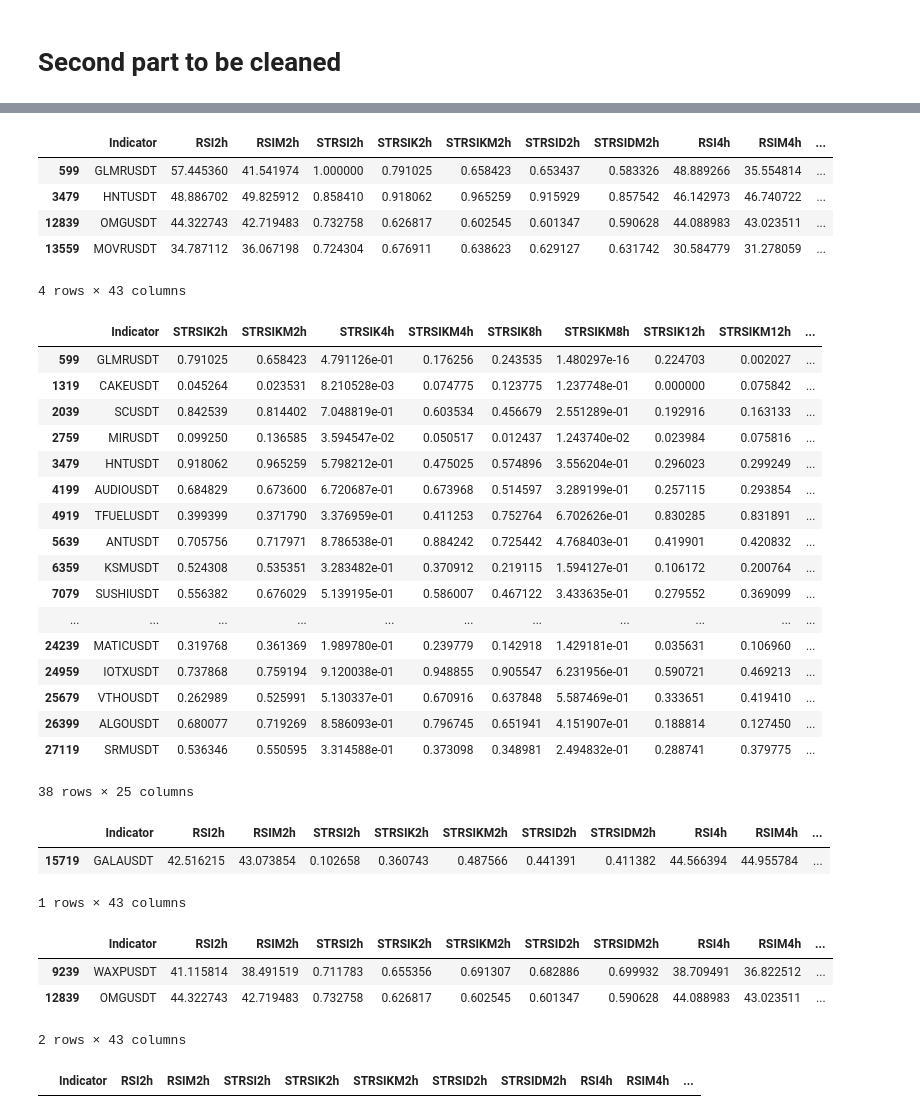
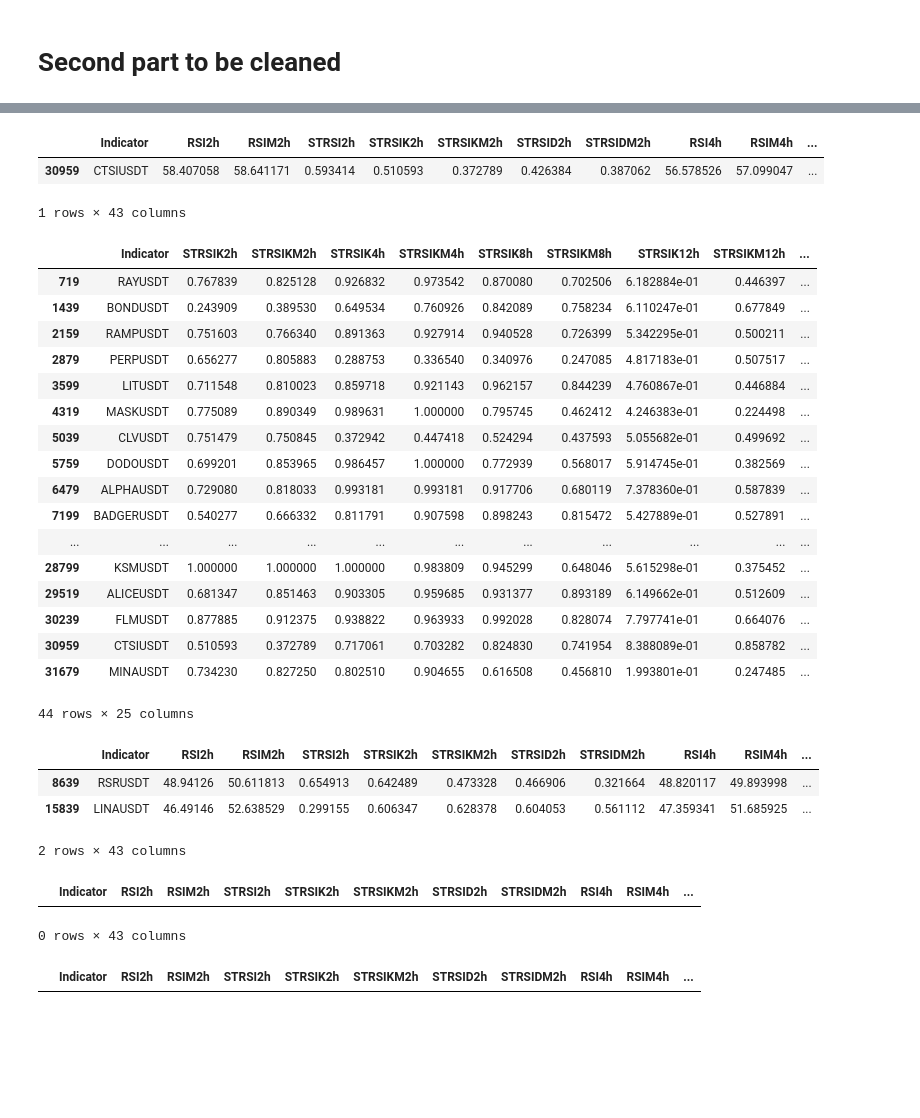
Before and after one commit to hjabbour/ML, a Jupyter notebook: HLST-FIXLIST-Direction.ipynb, the cells around one changed output, grey strips where cells are left out. Saved outputs shown, nothing was run; the diff lists cells and outputs as text; code cells hidden in the pictures; blank space fills up the shorter version.

```diff
--- a/HLST-FIXLIST-Direction.ipynb
+++ b/HLST-FIXLIST-Direction.ipynb
@@ -13,8 +13,9 @@ from dateutil.relativedelta import relativedelta
 # %%
 ## choose either white list or read from fix entries
 
+fixentries= pd.read_csv('easyband.csv')
 #fixentries= pd.read_csv('fixoneasy.csv')
-fixentries= pd.read_csv('fixentries.csv')
+#fixentries= pd.read_csv('fixentries.csv')
 
 fixentries
 whitelist = []
@@ -985,17 +995,14 @@ drop
 # %%
 # 8 4 2 over and up
 
-#drop = final.loc[(rule8over & rule8kup & rule4over & rule4kup & rule2over) ]
-drop = final.loc[(rule4over & rule4kup & rule2over) ]
+drop = final.loc[(rule8over & rule8kup & rule4over & rule4kup & rule2over) ]
+#drop = final.loc[(rule4over & rule4kup & rule2over) ]
 
 drop
 # %% [output]
 |  | Indicator | RSI2h | RSIM2h | STRSI2h | STRSIK2h | STRSIKM2h | STRSID2h | STRSIDM2h | RSI4h | RSIM4h | ... |
-| 599 | GLMRUSDT | 57.445360 | 41.541974 | 1.000000 | 0.791025 | 0.658423 | 0.653437 | 0.583326 | 48.889266 | 35.554814 | ... |
-| 3479 | HNTUSDT | 48.886702 | 49.825912 | 0.858410 | 0.918062 | 0.965259 | 0.915929 | 0.857542 | 46.142973 | 46.740722 | ... |
-| 12839 | OMGUSDT | 44.322743 | 42.719483 | 0.732758 | 0.626817 | 0.602545 | 0.601347 | 0.590628 | 44.088983 | 43.023511 | ... |
-| 13559 | MOVRUSDT | 34.787112 | 36.067198 | 0.724304 | 0.676911 | 0.638623 | 0.629127 | 0.631742 | 30.584779 | 31.278059 | ... |
+| 30959 | CTSIUSDT | 58.407058 | 58.641171 | 0.593414 | 0.510593 | 0.372789 | 0.426384 | 0.387062 | 56.578526 | 57.099047 | ... |
-4 rows × 43 columns
+1 rows × 43 columns
 # %%
 # Split RSI and STCH  tables
 #finalRSI = final.loc[:,['Indicator','RSI2h','RSIM2h','RSI4h','RSIM4h','RSI8h','RSIM8h','RSI12h','RSIM12h','RSI1d','RSIM1d','RSI3d','RSIM3d']]
@@ -1006,30 +1013,31 @@ finalSTRSIK = final.loc[:,['Indicator','STRSIK2h','STRSIKM2h','STRSIK4h','STRSIK
 finalSTRSIK
 # %% [output]
 |  | Indicator | STRSIK2h | STRSIKM2h | STRSIK4h | STRSIKM4h | STRSIK8h | STRSIKM8h | STRSIK12h | STRSIKM12h | ... |
-| 599 | GLMRUSDT | 0.791025 | 0.658423 | 4.791126e-01 | 0.176256 | 0.243535 | 1.480297e-16 | 0.224703 | 0.002027 | ... |
-| 1319 | CAKEUSDT | 0.045264 | 0.023531 | 8.210528e-03 | 0.074775 | 0.123775 | 1.237748e-01 | 0.000000 | 0.075842 | ... |
-| 2039 | SCUSDT | 0.842539 | 0.814402 | 7.048819e-01 | 0.603534 | 0.456679 | 2.551289e-01 | 0.192916 | 0.163133 | ... |
-| 2759 | MIRUSDT | 0.099250 | 0.136585 | 3.594547e-02 | 0.050517 | 0.012437 | 1.243740e-02 | 0.023984 | 0.075816 | ... |
-| 3479 | HNTUSDT | 0.918062 | 0.965259 | 5.798212e-01 | 0.475025 | 0.574896 | 3.556204e-01 | 0.296023 | 0.299249 | ... |
-| 4199 | AUDIOUSDT | 0.684829 | 0.673600 | 6.720687e-01 | 0.673968 | 0.514597 | 3.289199e-01 | 0.257115 | 0.293854 | ... |
-| 4919 | TFUELUSDT | 0.399399 | 0.371790 | 3.376959e-01 | 0.411253 | 0.752764 | 6.702626e-01 | 0.830285 | 0.831891 | ... |
-| 5639 | ANTUSDT | 0.705756 | 0.717971 | 8.786538e-01 | 0.884242 | 0.725442 | 4.768403e-01 | 0.419901 | 0.420832 | ... |
-| 6359 | KSMUSDT | 0.524308 | 0.535351 | 3.283482e-01 | 0.370912 | 0.219115 | 1.594127e-01 | 0.106172 | 0.200764 | ... |
-| 7079 | SUSHIUSDT | 0.556382 | 0.676029 | 5.139195e-01 | 0.586007 | 0.467122 | 3.433635e-01 | 0.279552 | 0.369099 | ... |
+| 719 | RAYUSDT | 0.767839 | 0.825128 | 0.926832 | 0.973542 | 0.870080 | 0.702506 | 6.182884e-01 | 0.446397 | ... |
+| 1439 | BONDUSDT | 0.243909 | 0.389530 | 0.649534 | 0.760926 | 0.842089 | 0.758234 | 6.110247e-01 | 0.677849 | ... |
+| 2159 | RAMPUSDT | 0.751603 | 0.766340 | 0.891363 | 0.927914 | 0.940528 | 0.726399 | 5.342295e-01 | 0.500211 | ... |
+| 2879 | PERPUSDT | 0.656277 | 0.805883 | 0.288753 | 0.336540 | 0.340976 | 0.247085 | 4.817183e-01 | 0.507517 | ... |
+| 3599 | LITUSDT | 0.711548 | 0.810023 | 0.859718 | 0.921143 | 0.962157 | 0.844239 | 4.760867e-01 | 0.446884 | ... |
+| 4319 | MASKUSDT | 0.775089 | 0.890349 | 0.989631 | 1.000000 | 0.795745 | 0.462412 | 4.246383e-01 | 0.224498 | ... |
+| 5039 | CLVUSDT | 0.751479 | 0.750845 | 0.372942 | 0.447418 | 0.524294 | 0.437593 | 5.055682e-01 | 0.499692 | ... |
+| 5759 | DODOUSDT | 0.699201 | 0.853965 | 0.986457 | 1.000000 | 0.772939 | 0.568017 | 5.914745e-01 | 0.382569 | ... |
+| 6479 | ALPHAUSDT | 0.729080 | 0.818033 | 0.993181 | 0.993181 | 0.917706 | 0.680119 | 7.378360e-01 | 0.587839 | ... |
+| 7199 | BADGERUSDT | 0.540277 | 0.666332 | 0.811791 | 0.907598 | 0.898243 | 0.815472 | 5.427889e-01 | 0.527891 | ... |
 | ... | ... | ... | ... | ... | ... | ... | ... | ... | ... | ... |
-| 24239 | MATICUSDT | 0.319768 | 0.361369 | 1.989780e-01 | 0.239779 | 0.142918 | 1.429181e-01 | 0.035631 | 0.106960 | ... |
-| 24959 | IOTXUSDT | 0.737868 | 0.759194 | 9.120038e-01 | 0.948855 | 0.905547 | 6.231956e-01 | 0.590721 | 0.469213 | ... |
-| 25679 | VTHOUSDT | 0.262989 | 0.525991 | 5.130337e-01 | 0.670916 | 0.637848 | 5.587469e-01 | 0.333651 | 0.419410 | ... |
-| 26399 | ALGOUSDT | 0.680077 | 0.719269 | 8.586093e-01 | 0.796745 | 0.651941 | 4.151907e-01 | 0.188814 | 0.127450 | ... |
-| 27119 | SRMUSDT | 0.536346 | 0.550595 | 3.314588e-01 | 0.373098 | 0.348981 | 2.494832e-01 | 0.288741 | 0.379775 | ... |
+| 28799 | KSMUSDT | 1.000000 | 1.000000 | 1.000000 | 0.983809 | 0.945299 | 0.648046 | 5.615298e-01 | 0.375452 | ... |
+| 29519 | ALICEUSDT | 0.681347 | 0.851463 | 0.903305 | 0.959685 | 0.931377 | 0.893189 | 6.149662e-01 | 0.512609 | ... |
+| 30239 | FLMUSDT | 0.877885 | 0.912375 | 0.938822 | 0.963933 | 0.992028 | 0.828074 | 7.797741e-01 | 0.664076 | ... |
+| 30959 | CTSIUSDT | 0.510593 | 0.372789 | 0.717061 | 0.703282 | 0.824830 | 0.741954 | 8.388089e-01 | 0.858782 | ... |
+| 31679 | MINAUSDT | 0.734230 | 0.827250 | 0.802510 | 0.904655 | 0.616508 | 0.456810 | 1.993801e-01 | 0.247485 | ... |
-38 rows × 25 columns
+44 rows × 25 columns
 # %%
 drop = final.loc[( rule1dover & rule1dkup & rule12under &rule12kdown & rule8under & rule4kdown)]
 drop
 # %% [output]
 |  | Indicator | RSI2h | RSIM2h | STRSI2h | STRSIK2h | STRSIKM2h | STRSID2h | STRSIDM2h | RSI4h | RSIM4h | ... |
-| 15719 | GALAUSDT | 42.516215 | 43.073854 | 0.102658 | 0.360743 | 0.487566 | 0.441391 | 0.411382 | 44.566394 | 44.955784 | ... |
+| 8639 | RSRUSDT | 48.94126 | 50.611813 | 0.654913 | 0.642489 | 0.473328 | 0.466906 | 0.321664 | 48.820117 | 49.893998 | ... |
+| 15839 | LINAUSDT | 46.49146 | 52.638529 | 0.299155 | 0.606347 | 0.628378 | 0.604053 | 0.561112 | 47.359341 | 51.685925 | ... |
-1 rows × 43 columns
+2 rows × 43 columns
 # %%
 ## Will go up below 0.2 k 4 and 8 still going up
 
@@ -1037,9 +1045,7 @@ drop = final.loc[((final['STRSIK8h'] > final['STRSIKM8h']) & (final['STRSIK4h']
 drop
 # %% [output]
 |  | Indicator | RSI2h | RSIM2h | STRSI2h | STRSIK2h | STRSIKM2h | STRSID2h | STRSIDM2h | RSI4h | RSIM4h | ... |
-| 9239 | WAXPUSDT | 41.115814 | 38.491519 | 0.711783 | 0.655356 | 0.691307 | 0.682886 | 0.699932 | 38.709491 | 36.822512 | ... |
-| 12839 | OMGUSDT | 44.322743 | 42.719483 | 0.732758 | 0.626817 | 0.602545 | 0.601347 | 0.590628 | 44.088983 | 43.023511 | ... |
-2 rows × 43 columns
+0 rows × 43 columns
 # %%
 ## under 0.2 and will go down
 ## WILL GO DOWN still K > D , K are dropping on 4 hour and 8 hours still above D and under 0.2
```
Also changed, not shown: parts of 37 cells of this notebook, 4 other files.
